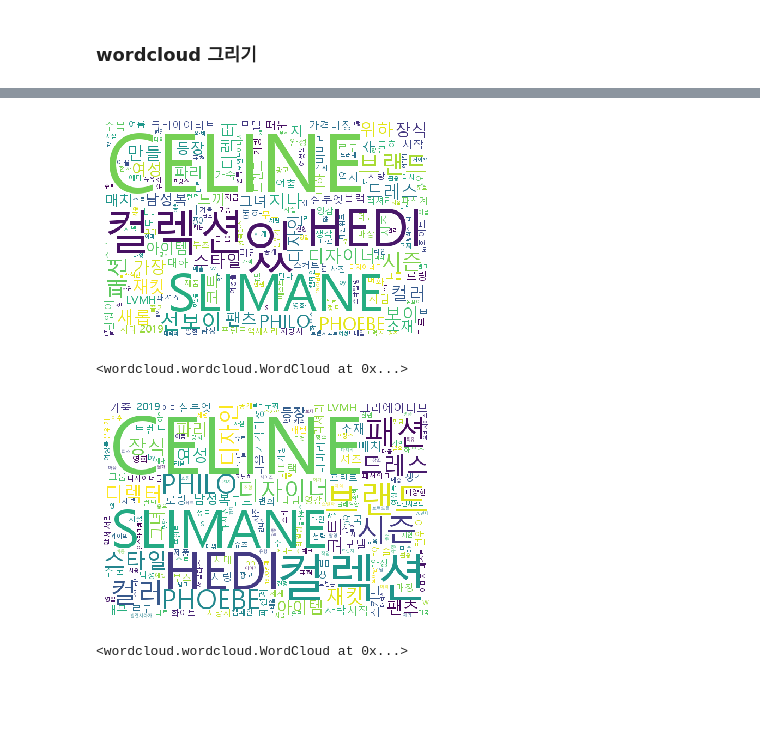
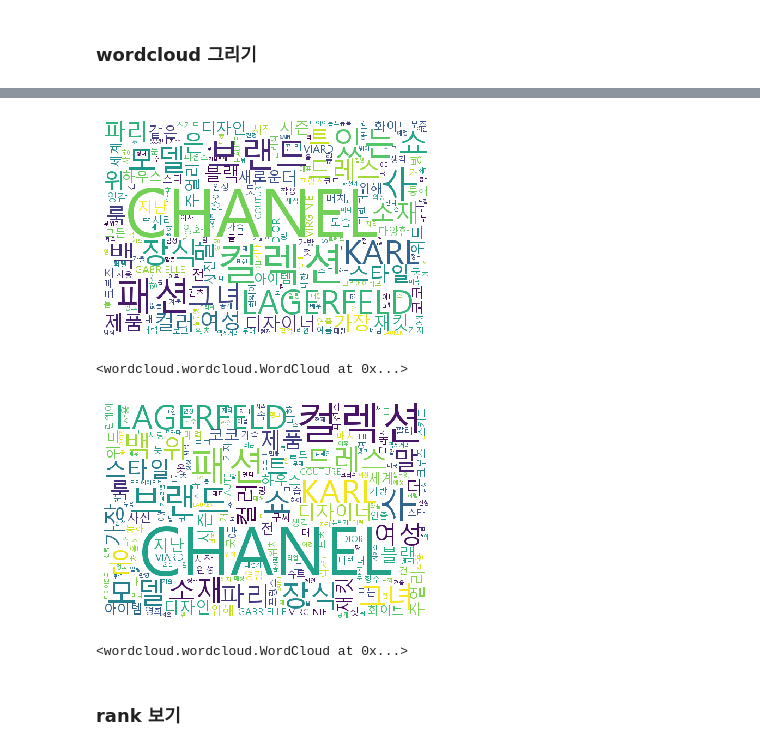
Before and after one commit to sujin29/blande, a Jupyter notebook: replace_for_textmining_Chanel.ipynb, the cells around one changed output, grey strips where cells are left out. Saved outputs shown, nothing was run; the diff lists cells and outputs as text; code cells hidden in the pictures; blank space fills up the shorter version.

```diff
--- a/replace_for_textmining_Chanel.ipynb
+++ b/replace_for_textmining_Chanel.ipynb
@@ -276,0 +547,7 @@ len(stop_words)
+# %%
+ADFN_word_list= []
+for sentence1 in sentences_tag:
+    for word, tag in sentence1:
+        if tag in ['Adjective', 'Determiner','Foreign','Noun', 'Alpha']:
+            if word not in stop_words:
+                ADFN_word_list.append(word)
@@ -301,6 +582,6 @@ ADFN_list[-10:]
 # %% [markdown]
 ### 선별된 품사별 빈도수 계산 & 상위 빈도 10위까지 출력
 # %%
-word_list = Counter(ADFN_list)
-print(word_list.most_common(100))
+count = Counter(ADFN_word_list)
+print(count.most_common(100))
 # %% [output]
@@ -314,8 +595,6 @@ for i, v in enumerate(ADFN_list):
-# %%
-count = Counter(ADFN_list)
 # %%
-word_list = count.most_common(200)
+ADFN_rank = count.most_common(200)
 # for v in word_list:
 #     print(v)
-word_list
+ADFN_rank
 # %% [output]
@@ -479,25 +724,27 @@ ImportError: No module named 'wordcloud'
 # %%
 wc = WordCloud(font_path=font_path, background_color="white", width=600, height=400)
 # %%
-wc.generate_from_frequencies(dict(word_list))
+wc.generate_from_frequencies(dict(ADFN_rank))
 
 plt.imshow(wc)
 plt.axis('off')
 plt.show()
 
 
-wc.to_file('hannanum_adj_noun_celine.png')
+wc.to_file('twitter_adj_noun_chanel.png')
 # %% [output]
-[figure, old version]
+[figure, new version]
 <wordcloud.wordcloud.WordCloud at 0x...>
 # %%
-wc.generate_from_frequencies(dict(noun_list))
+wc.generate_from_frequencies(dict(noun_rank))
 
 plt.imshow(wc)
 plt.axis('off')
 plt.show()
 
-wc.to_file('hannanum_noun_celine.png')
+wc.to_file('twitter_noun_chanel.png')
 # %% [output]
-[figure, old version]
+[figure, new version]
 <wordcloud.wordcloud.WordCloud at 0x...>
+# %% [markdown]
+### rank 보기
```
Also changed, not shown: parts of 105 cells of this notebook, 1 other file.
